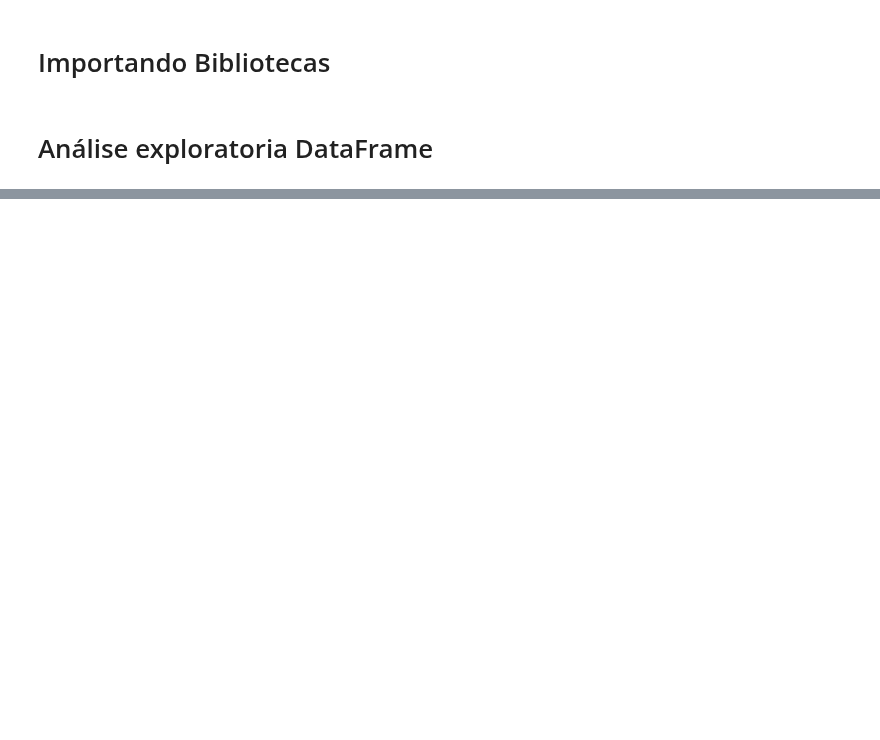
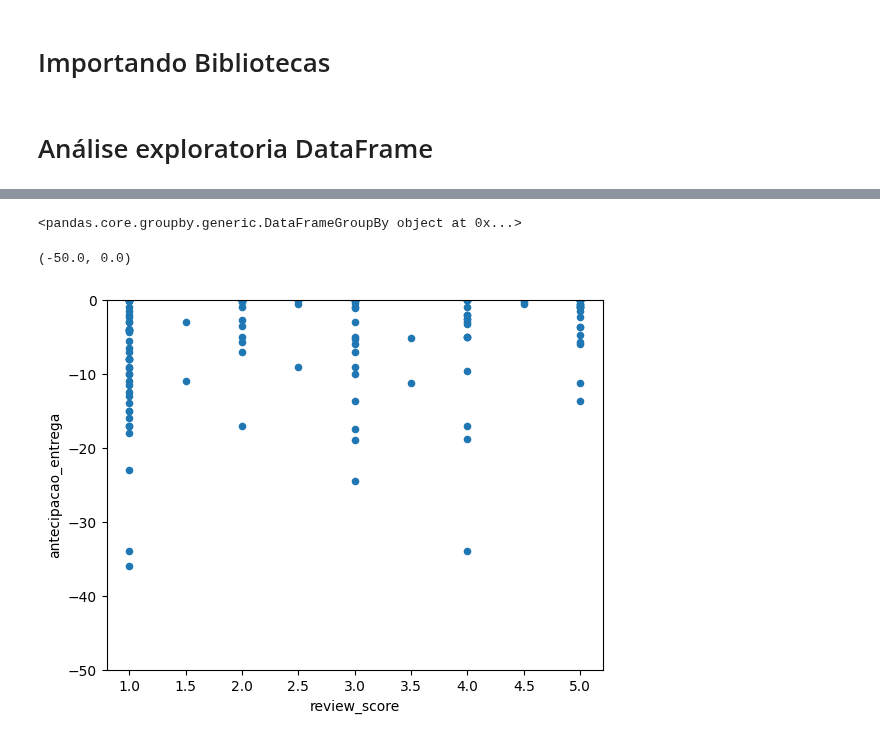
Before and after one commit to claudiagarcia0204/Projeto-Final---Olist, a Jupyter notebook: Análise exploratoria.ipynb, the cells around one changed output, grey strips where cells are left out. Drawn from its saved outputs; the diff is of its cells as text; code cells hidden in the pictures; blank space fills up the shorter version.

```diff
--- a/Análise exploratoria.ipynb
+++ b/Análise exploratoria.ipynb
@@ -50,4 +95,4 @@ df3.drop(columns='seller_id_y', inplace=True)
 # %%
-ante = df1.groupby('seller_id', as_index=False)['antecipacao_entrega'].median()
+ante = df1.groupby('seller_id', as_index=False)['antecipacao_entrega'].mean()
 # %%
 df4 = df3.merge(ante,left_on='seller_id', right_on='seller_id')
@@ -54,6 +115,15 @@ df4 = df3.merge(ante,left_on='seller_id', right_on='seller_id')
 # %%
-ante
+df1.groupby('seller_id', as_index=False)['product_category_name']
+# %% [output]
+<pandas.core.groupby.generic.DataFrameGroupBy object at 0x...>
 # %%
 df3.loc[df3['seller_id_x']]
 # %%
-df3.loc[df3['seller_id_x']>=250].plot.scatter(x='review_score', y='seller_id_x')
+import matplotlib
+import matplotlib.pyplot as plt
+
+df4.loc[df4['antecipacao_entrega']<5].plot.scatter(x='review_score', y='antecipacao_entrega')
+plt.ylim(-50,0)
+# %% [output]
+(-50.0, 0.0)
+[figure, added]
```
Also changed, not shown: parts of 11 cells of this notebook.
